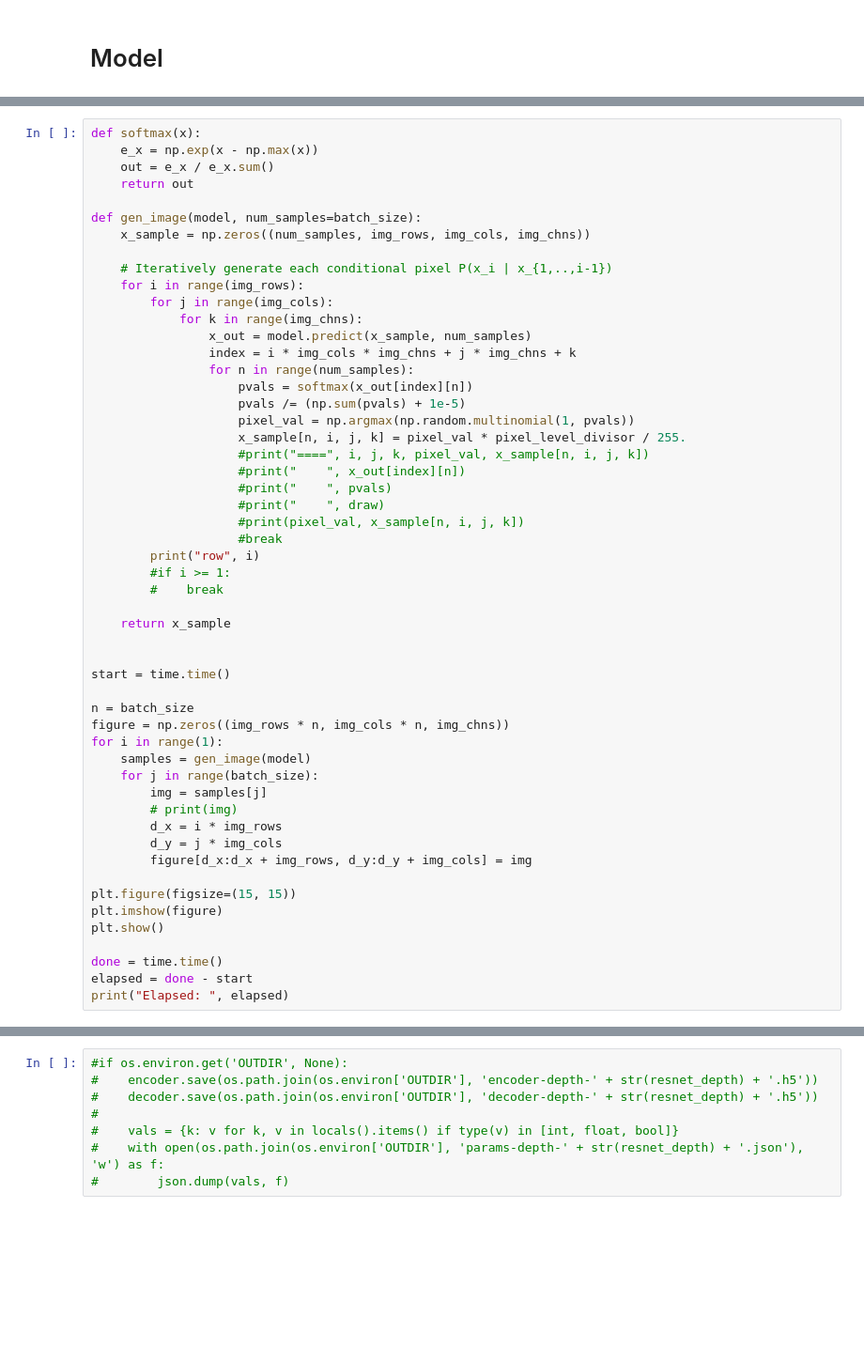
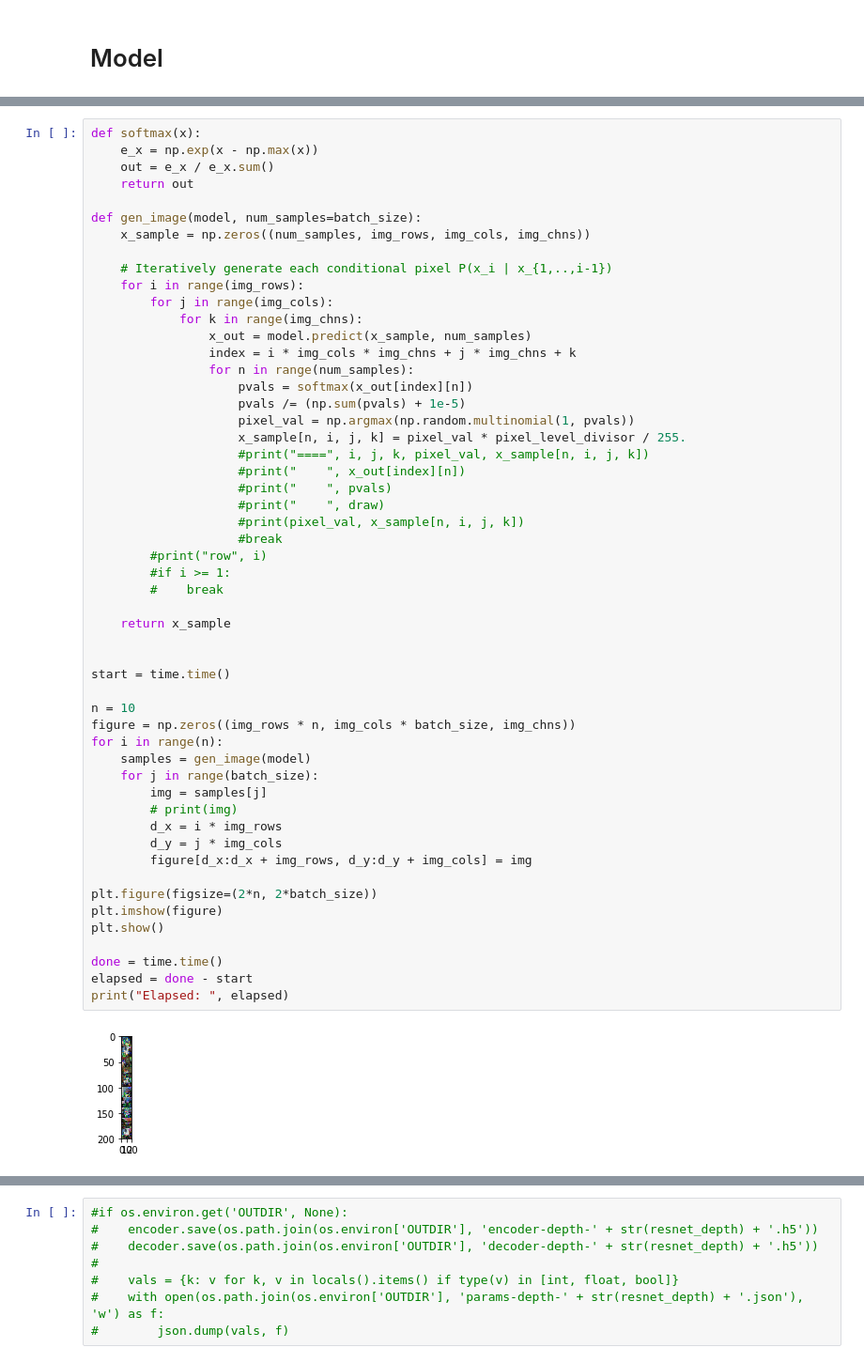
Before and after one commit to bjlkeng/sandbox, a Jupyter notebook: notebooks/pixel_cnn/pixelcnn.ipynb, the cells around one changed output, grey strips where cells are left out. Shown at 94% size. Drawn from its saved outputs; the diff is of its cells as text; blank space fills up the shorter version.

```diff
--- a/notebooks/pixel_cnn/pixelcnn.ipynb
+++ b/notebooks/pixel_cnn/pixelcnn.ipynb
@@ -433,35 +461,36 @@ def gen_image(model, num_samples=batch_size):
                     x_sample[n, i, j, k] = pixel_val * pixel_level_divisor / 255.
                     #print("====", i, j, k, pixel_val, x_sample[n, i, j, k])
                     #print("    ", x_out[index][n])
                     #print("    ", pvals)
                     #print("    ", draw)
                     #print(pixel_val, x_sample[n, i, j, k])
                     #break
-        print("row", i)
+        #print("row", i)
         #if i >= 1:
         #    break
 
     return x_sample
 
 
 start = time.time()
 
-n = batch_size
-figure = np.zeros((img_rows * n, img_cols * n, img_chns))
-for i in range(1):
+n = 10
+figure = np.zeros((img_rows * n, img_cols * batch_size, img_chns))
+for i in range(n):
     samples = gen_image(model)
     for j in range(batch_size):
         img = samples[j]
         # print(img)
         d_x = i * img_rows
         d_y = j * img_cols
         figure[d_x:d_x + img_rows, d_y:d_y + img_cols] = img
 
-plt.figure(figsize=(15, 15))
+plt.figure(figsize=(2*n, 2*batch_size))
 plt.imshow(figure)
 plt.show()
 
 done = time.time()
 elapsed = done - start
 print("Elapsed: ", elapsed)
 # %% [output]
+[figure, new version]
```
Also changed, not shown: parts of 16 cells of this notebook.
